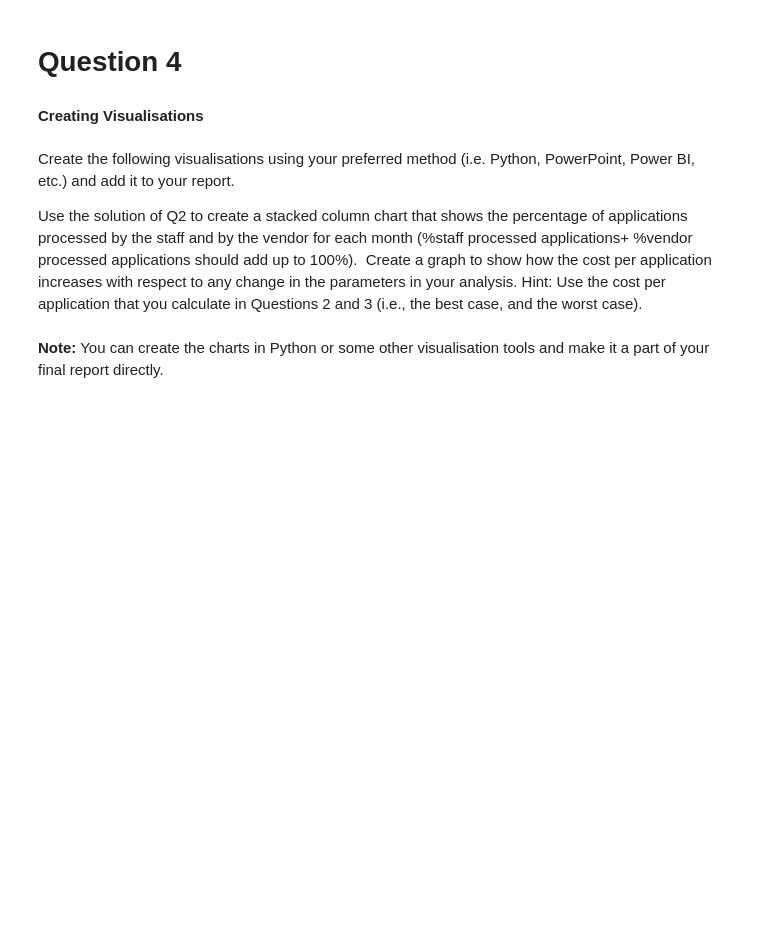
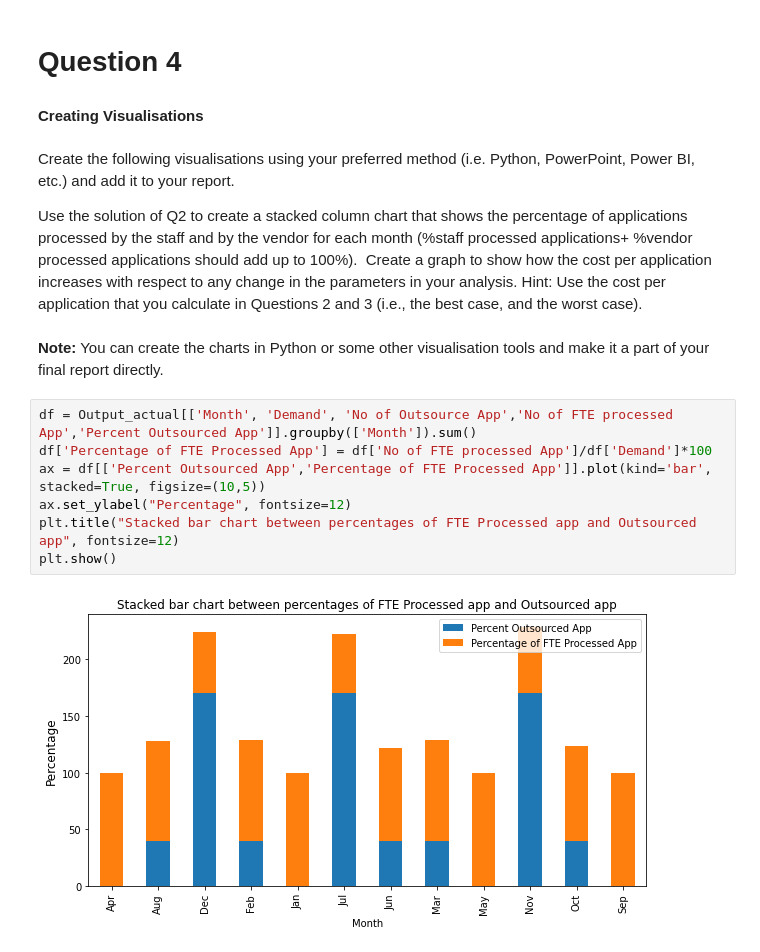
Before and after one commit to VaibhavBhargava2506/Staff-Planning-Case-Study, a Jupyter notebook: Staff Planning Case Study.ipynb, the cells around one changed output. Drawn from its saved outputs; the diff is of its cells as text; blank space fills up the shorter version.

```diff
--- a/Staff Planning Case Study.ipynb
+++ b/Staff Planning Case Study.ipynb
@@ -864,3 +876,12 @@ Create a graph to show how the cost per application increases with respect to an
 Hint: Use the cost per application that you calculate in Questions 2 and 3 (i.e., the best case, and the worst case).
 # %% [markdown]
 **Note:** You can create the charts in Python or some other visualisation tools and make it a part of your final report directly.
+# %%
+df = Output_actual[['Month', 'Demand', 'No of Outsource App','No of FTE processed App','Percent Outsourced App']].groupby(['Month']).sum()
+df['Percentage of FTE Processed App'] = df['No of FTE processed App']/df['Demand']*100
+ax = df[['Percent Outsourced App','Percentage of FTE Processed App']].plot(kind='bar', stacked=True, figsize=(10,5))
+ax.set_ylabel("Percentage", fontsize=12)
+plt.title("Stacked bar chart between percentages of FTE Processed app and Outsourced app", fontsize=12)
+plt.show()
+# %% [output]
+[figure, added]
```
Also changed, not shown: parts of 3 cells of this notebook, 3 other files.
